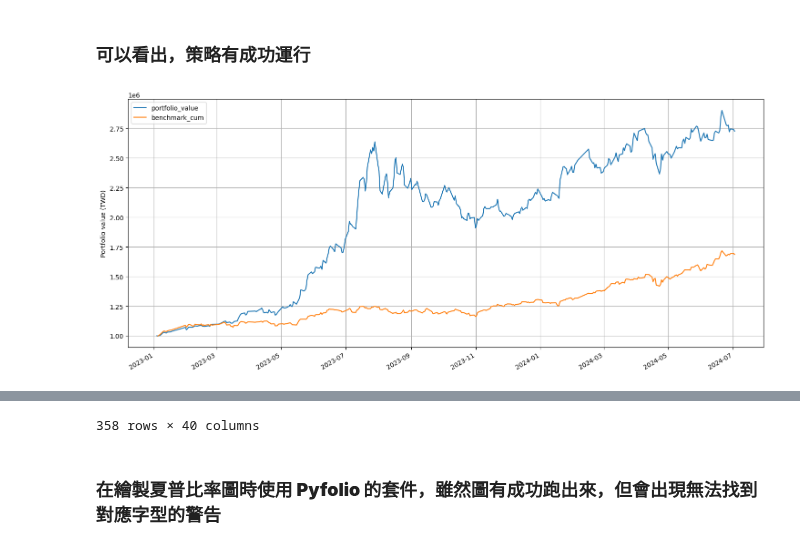
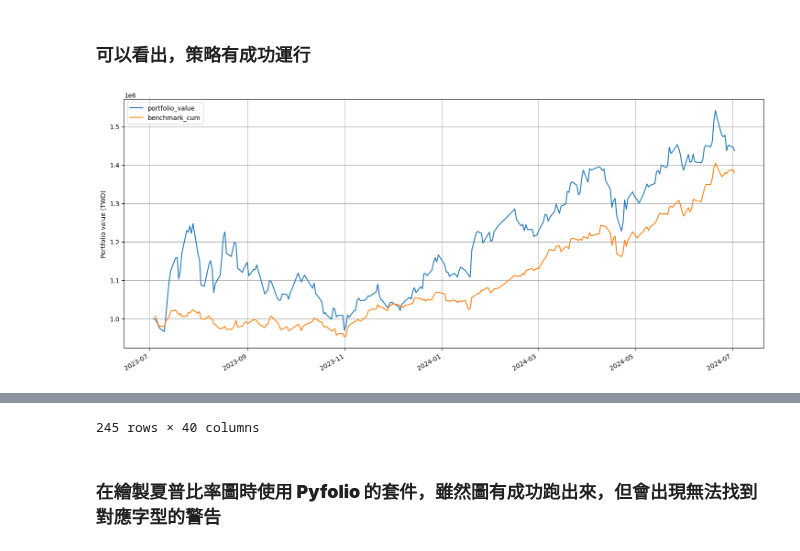
Before and after one commit to tejtw/TEJAPI_Python_Medium_Quant, a Jupyter notebook: Google Colab 教學.ipynb, the cells around one changed output, grey strips where cells are left out. Cells and saved outputs as stored; diff of their text form; code cells hidden in the pictures.

```diff
--- a/Google Colab 教學.ipynb
+++ b/Google Colab 教學.ipynb
@@ -24,8 +24,8 @@ from zipline.sources.TEJ_Api_Data import get_universe
 # %% [markdown]
 ### **選出有興趣的公司，這邊先篩選為半導體或電腦產業別的上市公司**
 # %%
-pool = get_universe(start = '2023-07-02',
-                    end = '2024-07-02',
+pool = get_universe(start = '2022-07-02',
+                    end = '2023-07-02',
                     mkt_bd_e = 'TSE',  # 已上市之股票
                     stktp_e = 'Common Stock',  # 普通股
                     sub_ind_e=['M2324 Semiconductor', 'M2325 Computer and Peripheral Equipment'])
@@ -53,14 +53,14 @@ Currently used TEJ API key data quota 41888/9223372036854775807 (0.0%)
 # %%
 import TejToolAPI
 
-start_time = pd.Timestamp('2023-07-02')
-end_time = pd.Timestamp('2024-07-02')
+start_time = pd.Timestamp('2022-07-02')
+end_time = pd.Timestamp('2023-07-02')
 
 data = TejToolAPI.get_history_data(start = start_time,
                                    end = end_time,
                                    ticker = pool,
-                                   fin_type = 'Q', # 為累計資料，舉例來說，Q3累計：1月～9月的資料。
-                                   columns = ['主產業別_中文', '常續ROE', '營業毛利率', '營運產生現金流量', '投資產生現金流量', '負債比率', 'per_tej', '營業總收入'],
+                                   fin_type = 'A', # 為累計資料，舉例來說，Q3累計：1月～9月的資料。
+                                   columns = ['營業總收入'],
                                    transfer_to_chinese = True)
 
 data  = data.drop_duplicates(subset=['股票代碼'], keep='last').reset_index(drop=True)
@@ -85,7 +85,7 @@ Currently used TEJ API key data quota 246947/9223372036854775807 (0.0%)
 # %% [markdown]
 ### **篩選營收最高的五間公司，紀錄其股票代碼。**
 # %%
-data = data.nlargest(5, '營業總收入_Q')
+data = data.nlargest(5, '營業總收入_A')
 
 data
 # %% [output]
@@ -166,19 +166,19 @@ def analyze(context, results):
 # %%
 from zipline import run_algorithm
 
-start_date = pd.Timestamp('20230101', tz = 'utc')
+start_date = pd.Timestamp('20230703', tz = 'utc')
 end_date = pd.Timestamp('20240702', tz = 'utc')  # 轉換成時間序列格式
 
 results = run_algorithm(
     start = start_date,
     end = end_date,
     initialize = initialize,
     handle_data = handle_data,
     analyze = analyze,
     bundle = 'tquant',
     capital_base = capital_base,
 )
 
 results
 # %% [output]
-[figure, old version]
+[figure, new version]
@@ -197,4 +197,4 @@ results
-358 rows × 40 columns
+245 rows × 40 columns
 # %% [markdown]
 ### **在繪製夏普比率圖時使用 Pyfolio 的套件，雖然圖有成功跑出來，但會出現無法找到對應字型的警告**
 # %%
```
Also changed, not shown: parts of 9 cells of this notebook.
